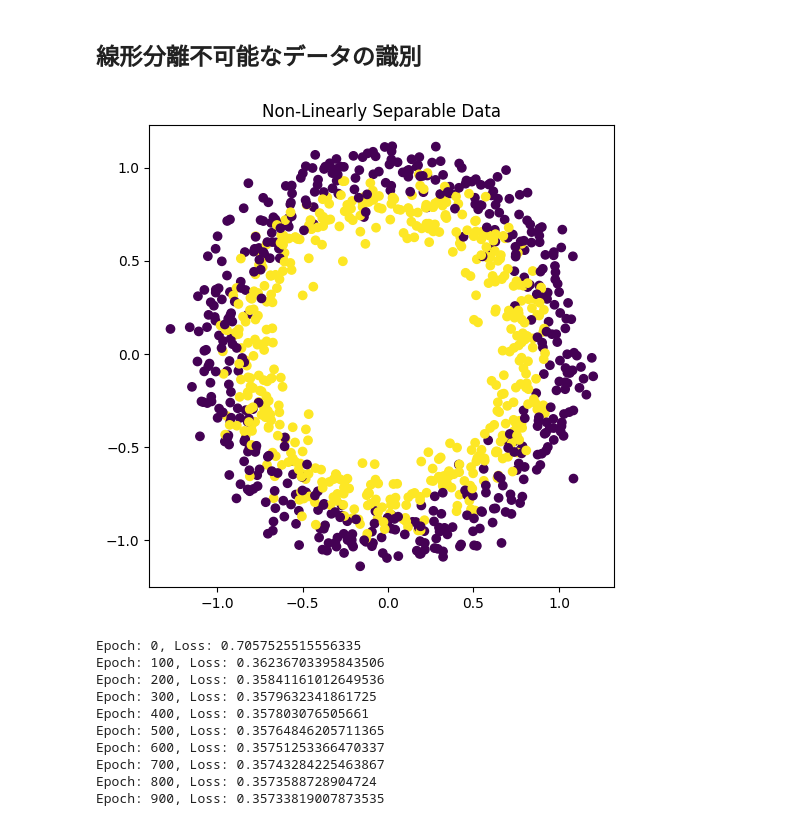
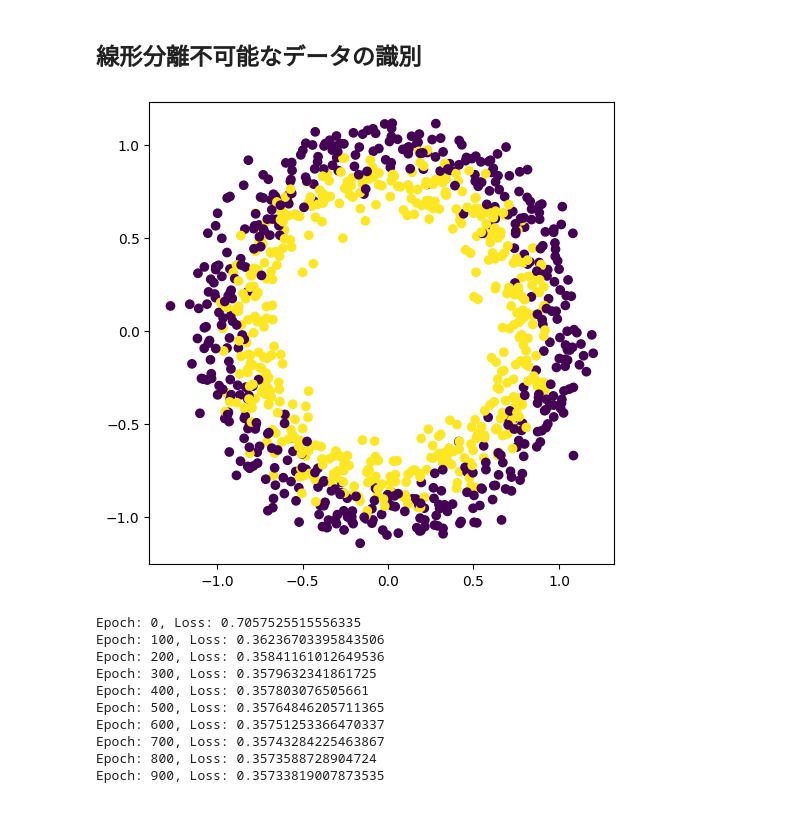
Before and after one commit to matsunagalab/lecture_ML, a Jupyter notebook: machine_learning_11.ipynb, the cells around one changed output. Saved outputs shown, nothing was run; the diff lists cells and outputs as text; code cells hidden in the pictures.

```diff
--- a/machine_learning_11.ipynb
+++ b/machine_learning_11.ipynb
@@ -109,7 +109,6 @@ X, y = torch.tensor(X).float(), torch.tensor(y)
 # Plot the data
 plt.figure(figsize=(6,6))
 plt.scatter(X[:,0], X[:,1], c=y)
-plt.title('Non-Linearly Separable Data')
 plt.show()
 
 # Define the model (Multi-Layer Perceptron)
@@ -117,35 +116,34 @@ model = nn.Sequential(
     nn.Linear(2,50), # input layer
     nn.ReLU(),       # activation function
     nn.Linear(50,2), # output layer
 )
 
 # Define loss function and optimizer
 criterion = nn.CrossEntropyLoss()
 optimizer = optim.Adam(model.parameters(), lr=0.01)
 
 # Training
 EPOCHS = 1000
 for epoch in range(EPOCHS):
     out = model(X)           # forward pass
     loss = criterion(out, y) # compute the loss
     optimizer.zero_grad()    # clear gradients
     loss.backward()          # backpropagation
     optimizer.step()         # update weights
 
     if epoch % 100 == 0:
         print(f"Epoch: {epoch}, Loss: {loss.item()}")
 
 # Prediction
 y_pred = model(X)
 _, predicted = torch.max(y_pred.data, 1)
 
 # Plot the results
 plt.figure(figsize=(6,6))
 plt.scatter(X[:,0], X[:,1], c=predicted)
-plt.title('Classification Result')
 plt.show()
 # %% [output]
-[figure, old version]
+[figure, new version]
 Epoch: 0, Loss: 0.7057525515556335
 Epoch: 100, Loss: 0.36236703395843506
 Epoch: 200, Loss: 0.35841161012649536
```
Also changed, not shown: parts of 1 cell of this notebook.
